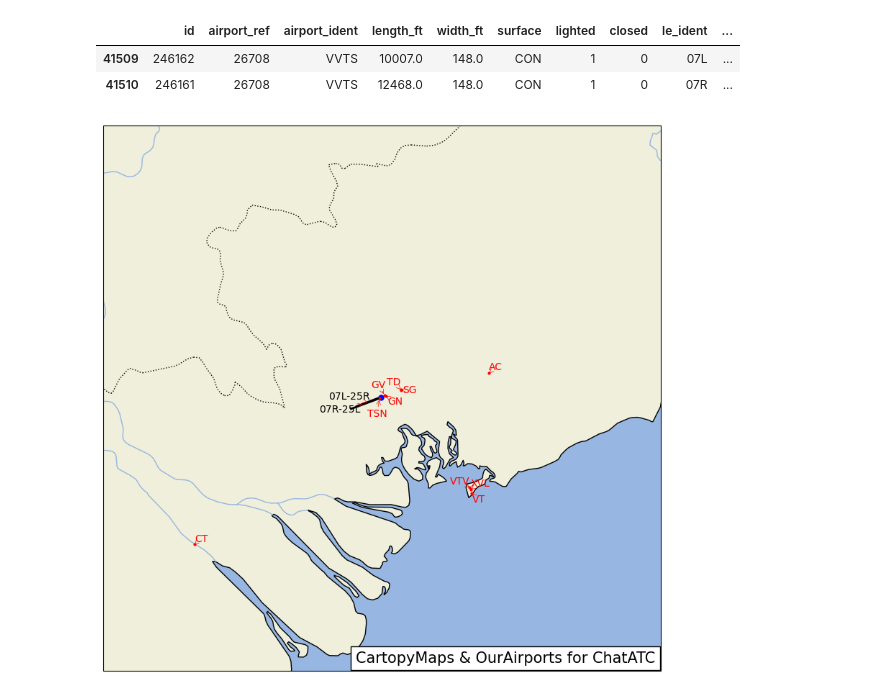
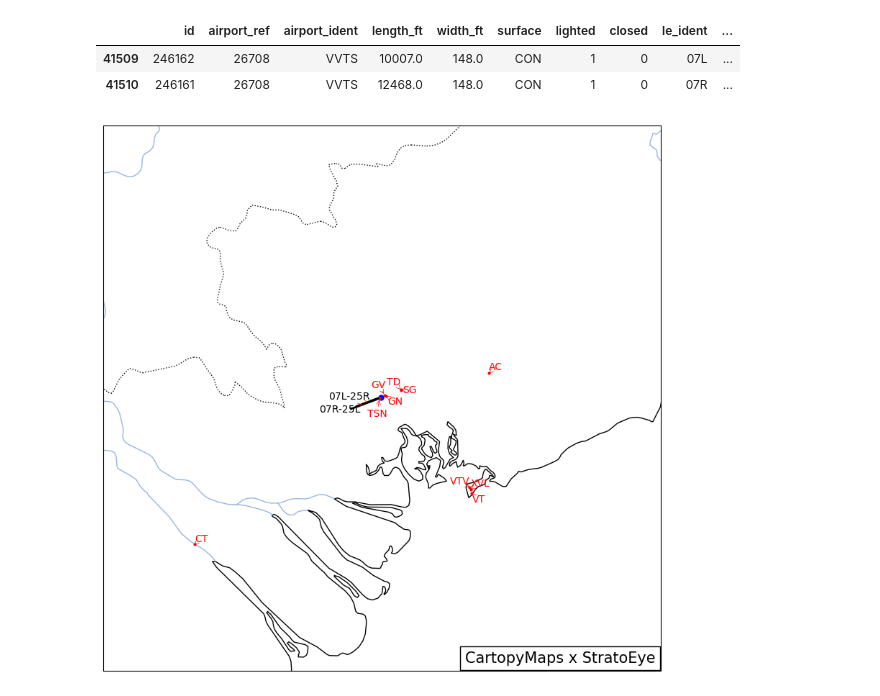
Before and after one commit to thinhhoang95/chatatc, a Jupyter notebook: indigenous/mapper/extract_fixes.ipynb, the cells around one changed output. Cells and saved outputs as stored; diff of their text form; code cells hidden in the pictures.

Commit message:
Basically done coding StratoEye

```diff
--- a/indigenous/mapper/extract_fixes.ipynb
+++ b/indigenous/mapper/extract_fixes.ipynb
@@ -80,38 +90,38 @@ fig = plt.figure(figsize=(10, 10))
 ax = fig.add_subplot(1, 1, 1, projection=ccrs.PlateCarree())
 ax.set_extent([tma_topleft[1], tma_bottomright[1], tma_topleft[0], tma_bottomright[0]], crs=ccrs.PlateCarree())
 
-ax.add_feature(cfeature.LAND)
-ax.add_feature(cfeature.OCEAN)
+#ax.add_feature(cfeature.LAND)
+#ax.add_feature(cfeature.OCEAN)
 ax.add_feature(cfeature.COASTLINE)
 ax.add_feature(cfeature.BORDERS, linestyle=':')
 ax.add_feature(cfeature.LAKES, alpha=0.5)
 ax.add_feature(cfeature.RIVERS)
 
 # Add the airport location
 ax.plot(tsn_lon, tsn_lat, 'bo', markersize=5, transform=ccrs.PlateCarree())
 # ax.text(tsn_lon + 0.05, tsn_lat + 0.05, 'VVTS', transform=ccrs.PlateCarree())
 
 # Show all navaids from tma_navaids
 ax.plot(tma_navaids['longitude_deg'], tma_navaids['latitude_deg'], 'ro', markersize=2, transform=ccrs.PlateCarree())
 navaid_labels = []
 for i, row in tma_navaids.iterrows():
     # Avoid overlapping labels
     navaid_labels.append(ax.text(row['longitude_deg'], row['latitude_deg'], row['ident'], c='r', transform=ccrs.PlateCarree()))
 
 # Draw runways
 ax.plot([le_coords_new[1], he_coords_new[1]], [le_coords_new[0], he_coords_new[0]], 'k-', lw=2, transform=ccrs.PlateCarree())
 navaid_labels.append(ax.text((le_coords_new[1] + he_coords_new[1]) / 2, (le_coords_new[0] + he_coords_new[0]) / 2, tsn_runways['le_ident'].values[0] + '-' + tsn_runways['he_ident'].values[0], c='k', transform=ccrs.PlateCarree()))
 
 ax.plot([le_coords_new2[1], he_coords_new2[1]], [le_coords_new2[0], he_coords_new2[0]], 'k-', lw=2, transform=ccrs.PlateCarree())
 navaid_labels.append(ax.text((le_coords_new2[1] + he_coords_new2[1]) / 2, (le_coords_new2[0] + he_coords_new2[0]) / 2, tsn_runways['le_ident'].values[1] + '-' + tsn_runways['he_ident'].values[1], c='k', transform=ccrs.PlateCarree()))
 
 # add text on the bottom right, with white background and black border
 adjust_text(navaid_labels, only_move={'points':'y', 'texts':'y'}, arrowprops=dict(arrowstyle="->", color='r', lw=0.5))
-ax.text(0.99, 0.01, 'CartopyMaps & OurAirports for ChatATC', verticalalignment='bottom', horizontalalignment='right', transform=ax.transAxes, color='black', fontsize=15, bbox=dict(facecolor='white', edgecolor='black', pad=5.0))
+ax.text(0.99, 0.01, 'CartopyMaps x StratoEye', verticalalignment='bottom', horizontalalignment='right', transform=ax.transAxes, color='black', fontsize=15, bbox=dict(facecolor='white', edgecolor='black', pad=5.0))
 
 fig.savefig('vvts.png', dpi=300, bbox_inches='tight')
 # %% [output]
-[figure, old version]
+[figure, new version]
 # %%
 # Copy the image to ChatATC's assets folder
 !cp vvts.png ../../public/vvts.png
```
Also changed, not shown: parts of 3 cells of this notebook, 17 other files.
